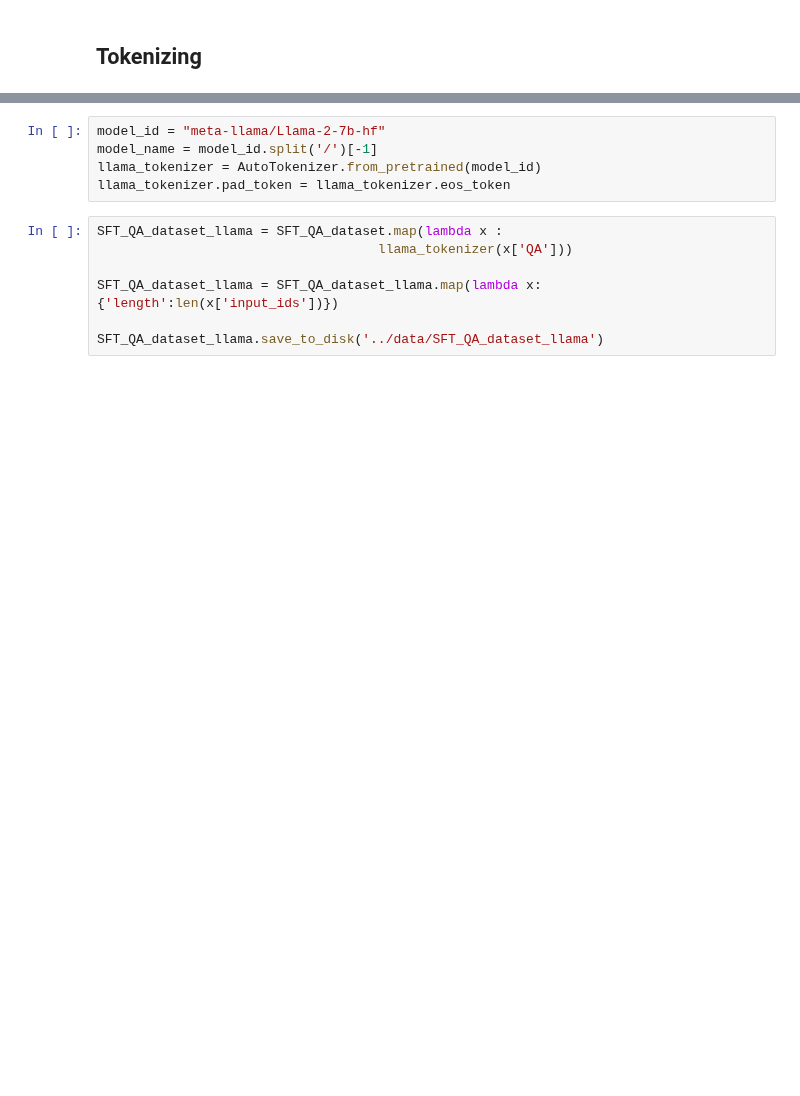
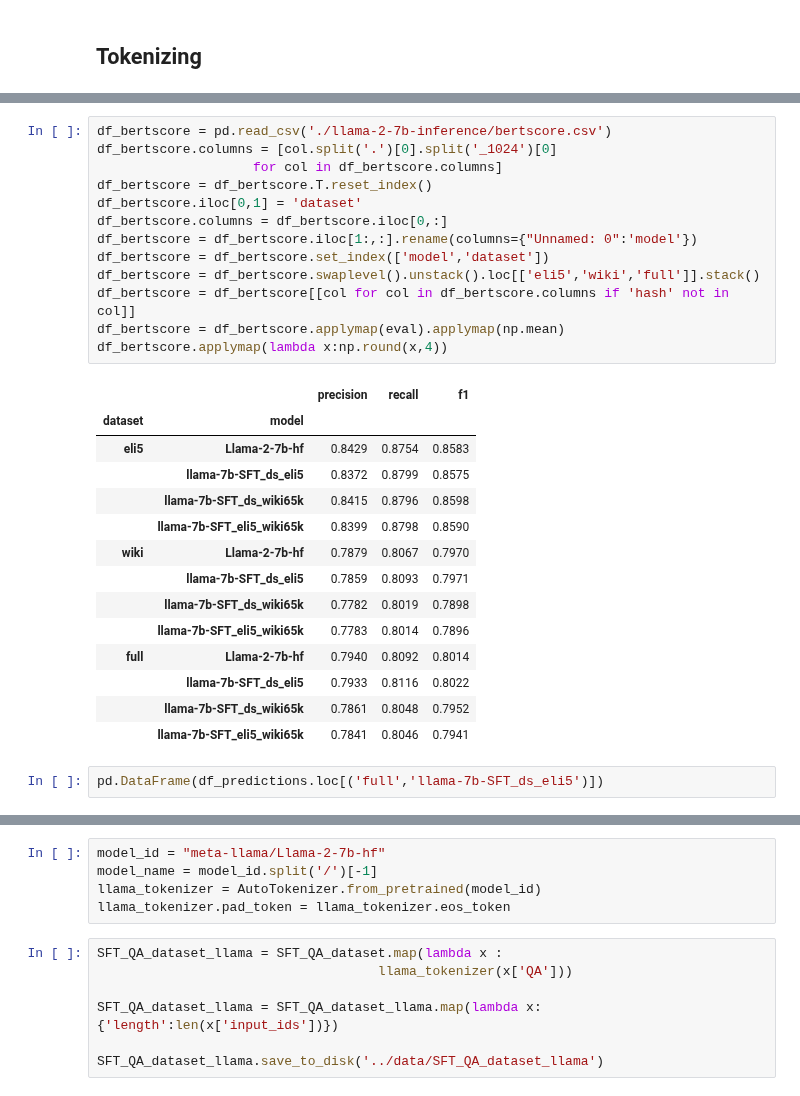
Before and after one commit to david-meltzer/LLMs, a Jupyter notebook: training/david/SFT/colab_SFT_QA.ipynb, the cells around one changed output, grey strips where cells are left out. Cells and saved outputs as stored; diff of their text form; blank space fills up the shorter version.

```diff
--- a/training/david/SFT/colab_SFT_QA.ipynb
+++ b/training/david/SFT/colab_SFT_QA.ipynb
@@ -337,0 +2094,30 @@ Requirement already satisfied: tokenizers in /usr/local/lib/python3.10/dist-pack
+# %%
+df_bertscore = pd.read_csv('./llama-2-7b-inference/bertscore.csv')
+df_bertscore.columns = [col.split('.')[0].split('_1024')[0]
+                    for col in df_bertscore.columns]
+df_bertscore = df_bertscore.T.reset_index()
+df_bertscore.iloc[0,1] = 'dataset'
+df_bertscore.columns = df_bertscore.iloc[0,:]
+df_bertscore = df_bertscore.iloc[1:,:].rename(columns={"Unnamed: 0":'model'})
+df_bertscore = df_bertscore.set_index(['model','dataset'])
+df_bertscore = df_bertscore.swaplevel().unstack().loc[['eli5','wiki','full']].stack()
+df_bertscore = df_bertscore[[col for col in df_bertscore.columns if 'hash' not in col]]
+df_bertscore = df_bertscore.applymap(eval).applymap(np.mean)
+df_bertscore.applymap(lambda x:np.round(x,4))
+# %% [output]
+|  |  | precision | recall | f1 |
+| dataset | model |  |  |  |
+| eli5 | Llama-2-7b-hf | 0.8429 | 0.8754 | 0.8583 |
+|  | llama-7b-SFT_ds_eli5 | 0.8372 | 0.8799 | 0.8575 |
+|  | llama-7b-SFT_ds_wiki65k | 0.8415 | 0.8796 | 0.8598 |
+|  | llama-7b-SFT_eli5_wiki65k | 0.8399 | 0.8798 | 0.8590 |
+| wiki | Llama-2-7b-hf | 0.7879 | 0.8067 | 0.7970 |
+|  | llama-7b-SFT_ds_eli5 | 0.7859 | 0.8093 | 0.7971 |
+|  | llama-7b-SFT_ds_wiki65k | 0.7782 | 0.8019 | 0.7898 |
+|  | llama-7b-SFT_eli5_wiki65k | 0.7783 | 0.8014 | 0.7896 |
+| full | Llama-2-7b-hf | 0.7940 | 0.8092 | 0.8014 |
+|  | llama-7b-SFT_ds_eli5 | 0.7933 | 0.8116 | 0.8022 |
+|  | llama-7b-SFT_ds_wiki65k | 0.7861 | 0.8048 | 0.7952 |
+|  | llama-7b-SFT_eli5_wiki65k | 0.7841 | 0.8046 | 0.7941 |
+# %%
+pd.DataFrame(df_predictions.loc[('full','llama-7b-SFT_ds_eli5')])
```
Also changed, not shown: parts of 239 cells of this notebook.
